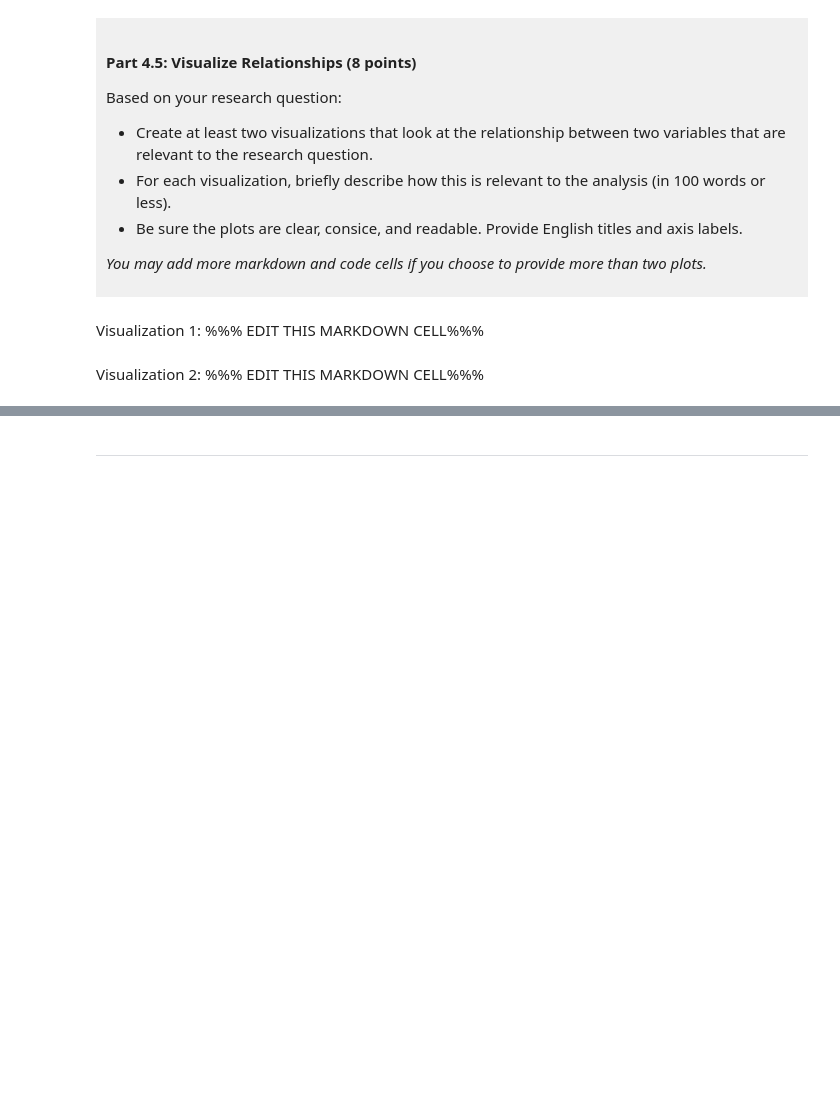
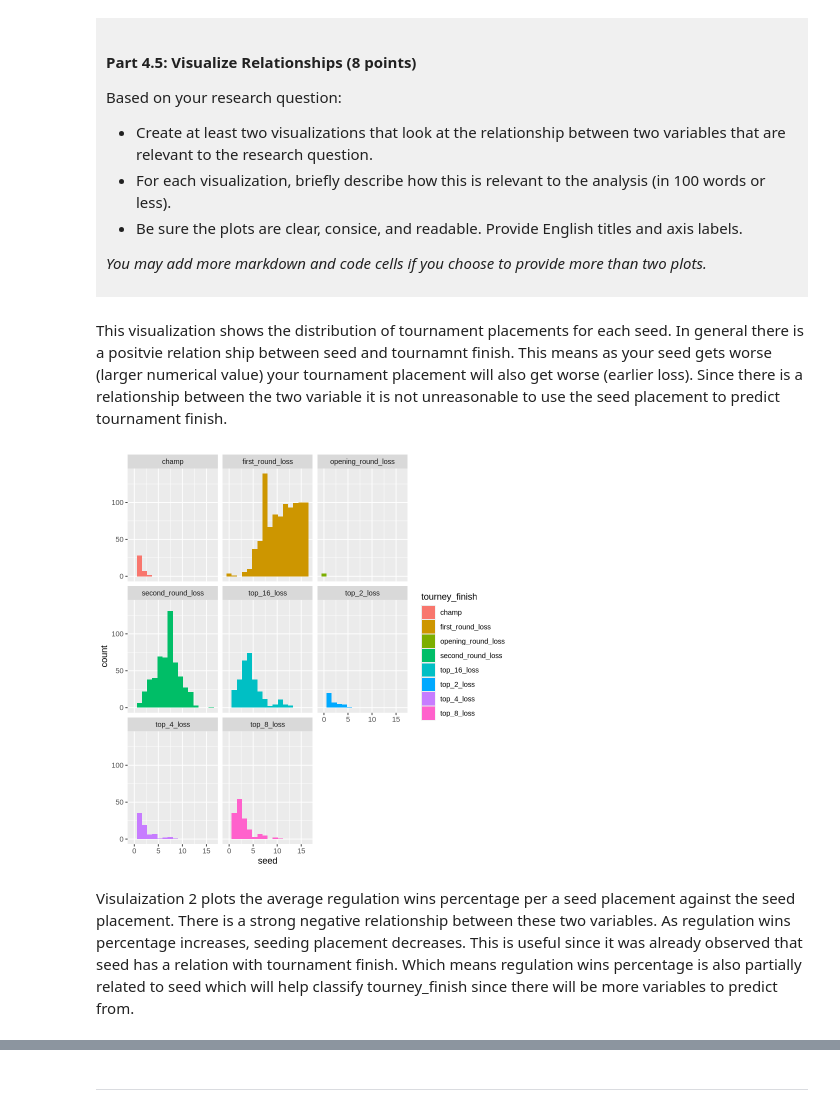
Before and after one commit to Tyler-Seymourm/DCSI-100-project1, a Jupyter notebook: dsci-100-project-notebook.ipynb, the cells around one changed output, grey strips where cells are left out. Cells and saved outputs as stored; diff of their text form; code cells hidden in the pictures; blank space fills up the shorter version.

```diff
--- a/dsci-100-project-notebook.ipynb
+++ b/dsci-100-project-notebook.ipynb
@@ -317,9 +365,16 @@ Based on your research question:
 *You may add more markdown and code cells if you choose to provide more than two plots.*
 </div>
 # %% [markdown]
-Visualization 1: %%% EDIT THIS MARKDOWN CELL%%%
+This visualization shows the distribution of tournament placements for each seed. In general there is a positvie relation ship between seed and tournamnt finish. This means as your seed gets worse (larger numerical value) your tournament placement will also get worse (earlier loss). Since there is a relationship between the two variable it is not unreasonable to use the seed placement to predict tournament finish.
 # %%
-### EDIT THIS CODE CELL FOR VISUALIZATION 1###
+vis_plot_1 <- tidy_data |>
+ggplot(aes(x = seed, fill = tourney_finish)) +
+geom_histogram(bins = 16) +
+facet_wrap(~tourney_finish)
+vis_plot_1
+# %% [output]
+[figure, added]
 # %% [markdown]
-Visualization 2: %%% EDIT THIS MARKDOWN CELL%%%
+Visulaization 2 plots the average regulation wins percentage per a seed placement against the seed placement.
+There is a strong negative relationship between these two variables. As regulation wins percentage increases, seeding placement decreases. This is useful since  it was already observed that seed has a relation with tournament finish. Which means regulation wins percentage is also partially related to seed which will help classify tourney_finish since there will be more variables to predict from.
 # %%
```
Also changed, not shown: parts of 7 cells of this notebook.
